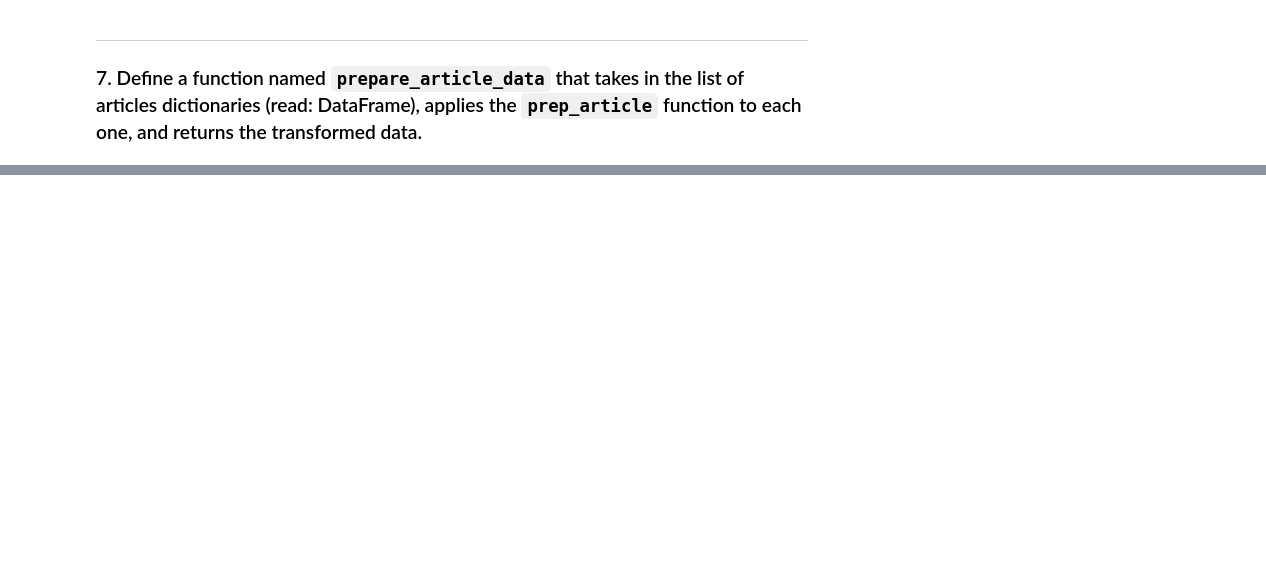
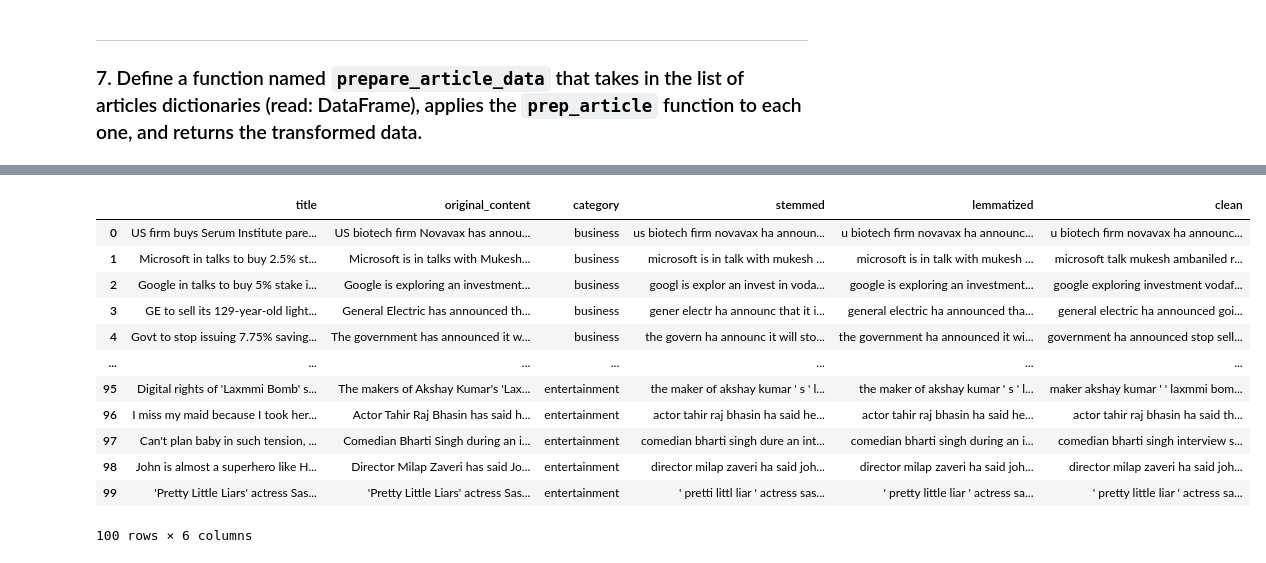
Before and after one commit to aleclhartman/natural-language-processing, a Jupyter notebook: prepare.ipynb, the cells around one changed output, grey strips where cells are left out. Cells and saved outputs as stored; diff of their text form; code cells hidden in the pictures; blank space fills up the shorter version.

Commit message:
exercises completed; functions tested 🔨

```diff
--- a/prepare.ipynb
+++ b/prepare.ipynb
@@ -483,19 +477,16 @@ Examples:
 # %% [markdown]
 Note that if the orignal dictionary has a title property, it should remain unchanged (same goes for the category property).
 # %%
-def prep_article(df):
+def prep_article(dictionary):
     """
-    This function accepts a DataFrame representing a singular article containing a body of text as column named
-    "content" to clean.
-    The function then returns a DataFrame containing the stemmed, lemmatized, and cleaned text in their
+    This function accepts a dictionary representing a singular article containing a body of text as key named
+    "original_content" to clean.
+    The function then returns a dictionary containing the stemmed, lemmatized, and cleaned text in their
     respective columns.
     """
 
-    # rename content column
-    # df.rename(columns={"content": "original"}, inplace=True)
-
-    # indexing the content from df.content
-    content = df.content[0]
+    # indexing the original content
+    content = dictionary["original_content"]
 
     # running basic_clean function on content
     content = basic_clean(content)
@@ -507,18 +498,21 @@ def prep_article(df):
     stem_list, stem_string = stem(content)
 
     # creating stemmed column in df
-    df["stemmed"] = stem_string
+    dictionary["stemmed"] = stem_string
 
     # running lemmatize function on content
     lemma_list, lemma_string = lemmatize(content)
 
     # creating lemmatized column in df
-    df["lemmatized"] = lemma_string
+    dictionary["lemmatized"] = lemma_string
 
     # running remove_stopwords on lemma_list
     cleaned_content = remove_stopwords(lemma_list)
 
     # creating cleaned column in df
-    df["clean"] = cleaned_content
+    dictionary["clean"] = cleaned_content
 
-    return df
+    return dictionary
+# %%
+blogs = ac.get_blog_articles(urls=["https://codeup.com/codeups-data-science-career-accelerator-is-here/"])
+blogs[0]
@@ -524,0 +522,3 @@ def prep_article(df):
+# %%
+dictionary = prep_article(blogs[0])
+dictionary
@@ -592,10 +628,11 @@ Name: content, dtype: object
 # %%
-def prepare_article_data(df):
+def prepare_article_data(list_of_dictionaries):
     """
-    This function accepts a DataFrame and returns a DataFrame after applying the prep_article function to each
-    article in the orignial DataFrame.
+    This function accepts a list of dictionaries and returns a list of dictionaries after applying the
+    prep_article function to each article in the orignial dictionary.
     """
 
+    # list comprehension applying prep_article function to each dictionary
+    list_of_dictionaries = [prep_article(dictionary) for dictionary in list_of_dictionaries]
 
-
-    return df
+    return list_of_dictionaries
@@ -625,0 +668,19 @@ articles = df
+# %%
+news_articles = ac.get_news_articles(categories=["business", "sports", "technology", "entertainment"])
+news_articles = prepare_article_data(news_articles)
+news_articles = pd.DataFrame(news_articles)
+news_articles
+# %% [output]
+|  | title | original_content | category | stemmed | lemmatized | clean |
+| 0 | US firm buys Serum Institute pare... | US biotech firm Novavax has annou... | business | us biotech firm novavax ha announ... | u biotech firm novavax ha announc... | u biotech firm novavax ha announc... |
+| 1 | Microsoft in talks to buy 2.5% st... | Microsoft is in talks with Mukesh... | business | microsoft is in talk with mukesh ... | microsoft is in talk with mukesh ... | microsoft talk mukesh ambaniled r... |
+| 2 | Google in talks to buy 5% stake i... | Google is exploring an investment... | business | googl is explor an invest in voda... | google is exploring an investment... | google exploring investment vodaf... |
+| 3 | GE to sell its 129-year-old light... | General Electric has announced th... | business | gener electr ha announc that it i... | general electric ha announced tha... | general electric ha announced goi... |
+| 4 | Govt to stop issuing 7.75% saving... | The government has announced it w... | business | the govern ha announc it will sto... | the government ha announced it wi... | government ha announced stop sell... |
+| ... | ... | ... | ... | ... | ... | ... |
+| 95 | Digital rights of 'Laxmmi Bomb' s... | The makers of Akshay Kumar's 'Lax... | entertainment | the maker of akshay kumar ' s ' l... | the maker of akshay kumar ' s ' l... | maker akshay kumar ' ' laxmmi bom... |
+| 96 | I miss my maid because I took her... | Actor Tahir Raj Bhasin has said h... | entertainment | actor tahir raj bhasin ha said he... | actor tahir raj bhasin ha said he... | actor tahir raj bhasin ha said th... |
+| 97 | Can't plan baby in such tension, ... | Comedian Bharti Singh during an i... | entertainment | comedian bharti singh dure an int... | comedian bharti singh during an i... | comedian bharti singh interview s... |
+| 98 | John is almost a superhero like H... | Director Milap Zaveri has said Jo... | entertainment | director milap zaveri ha said joh... | director milap zaveri ha said joh... | director milap zaveri ha said joh... |
+| 99 | 'Pretty Little Liars' actress Sas... | 'Pretty Little Liars' actress Sas... | entertainment | ' pretti littl liar ' actress sas... | ' pretty little liar ' actress sa... | ' pretty little liar ' actress sa... |
+100 rows × 6 columns
```
Also changed, not shown: parts of 29 cells of this notebook, 4 other files.
